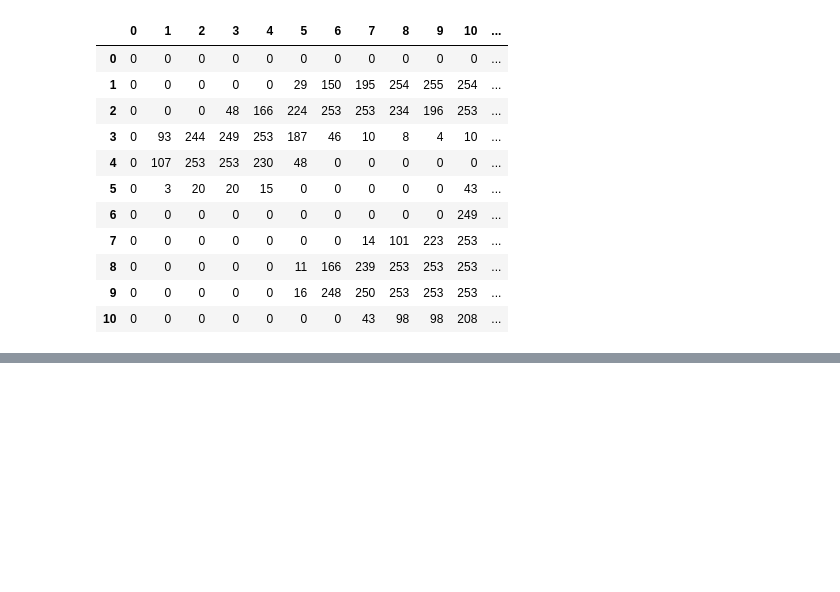
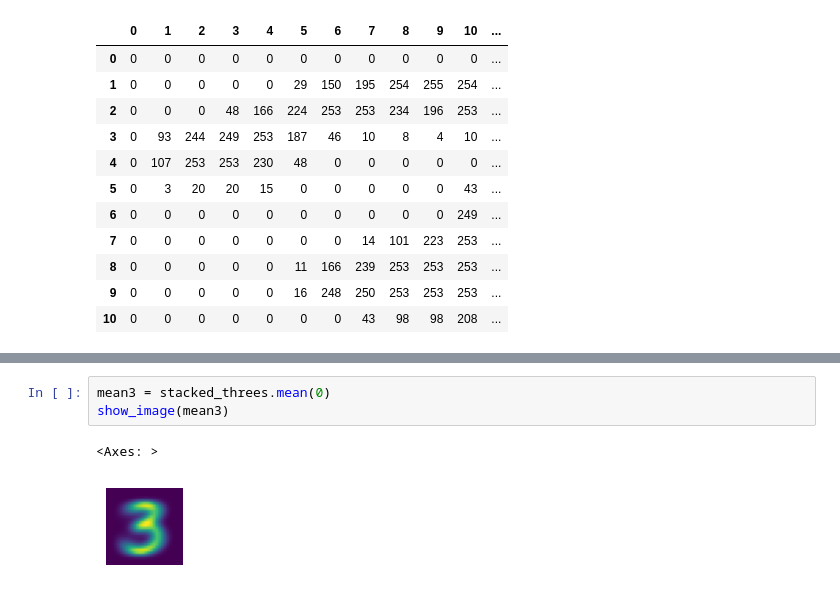
Before and after one commit to Mounish2023/fastaicourse, a Jupyter notebook: DigitClassifier.ipynb, the cells around one changed output, grey strips where cells are left out. Cells and saved outputs as stored; diff of their text form; blank space fills up the shorter version.

```diff
--- a/DigitClassifier.ipynb
+++ b/DigitClassifier.ipynb
@@ -83,0 +118,6 @@ df.style.set_properties(**{'font-size':'6pt'}).background_gradient('Greys')
+# %%
+mean3 = stacked_threes.mean(0)
+show_image(mean3)
+# %% [output]
+<Axes: >
+[figure, added]
```
Also changed, not shown: parts of 115 cells of this notebook.
